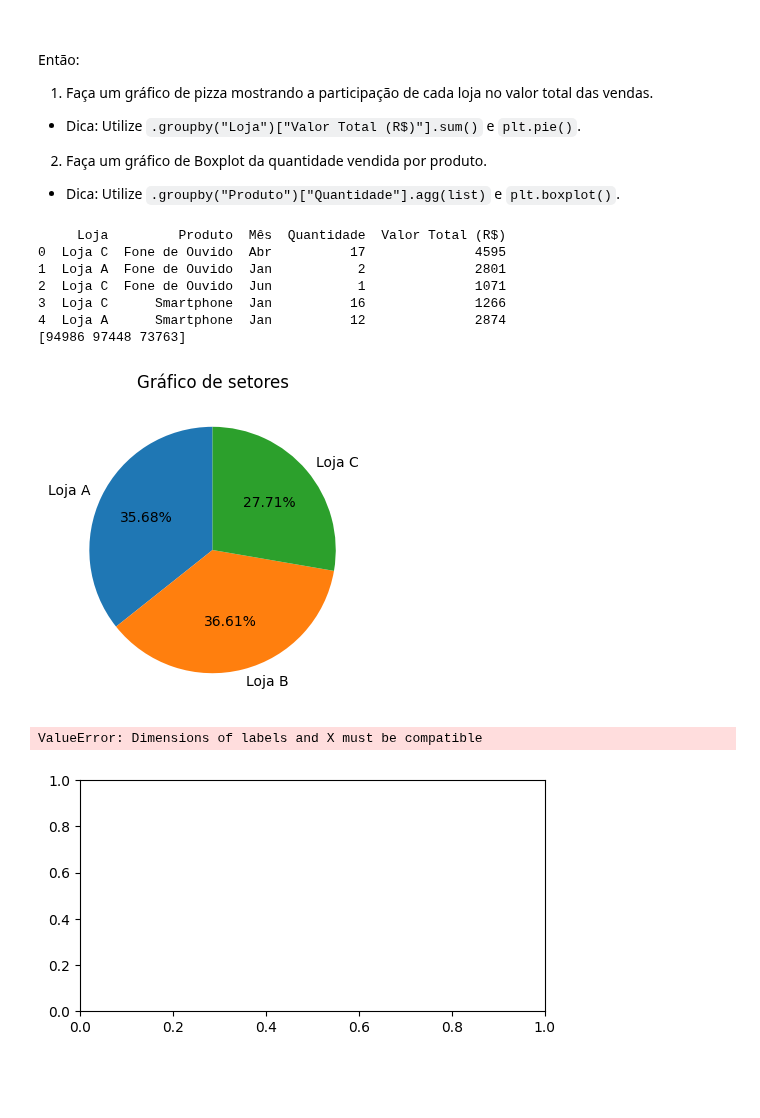
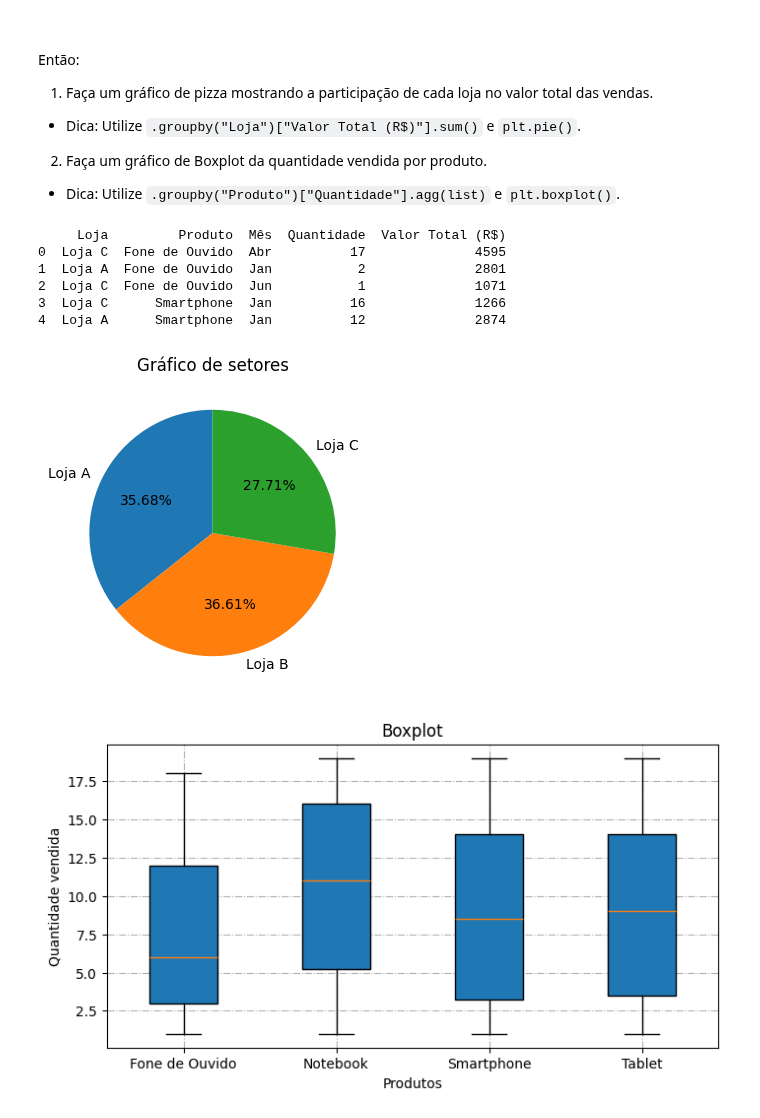
Before and after one commit to py222015328/CEE2, a Jupyter notebook: 14_matplotlib.ipynb, the cells around one changed output. Drawn from its saved outputs; the diff is of its cells as text; code cells hidden in the pictures; blank space fills up the shorter version.

```diff
--- a/14_matplotlib.ipynb
+++ b/14_matplotlib.ipynb
@@ -685,6 +682,7 @@ Então:
 # %%
 import pandas as pd
 import numpy as np
+import matplotlib.pyplot as plt
 
 np.random.seed(42)
 
@@ -698,12 +696,10 @@ dados_vendas = {
 }
 
 df = pd.DataFrame(dados_vendas)
-print(df.head())
+print(df.head(), '\n')
 
 plt.figure(figsize=(4,4))
 size= df.groupby('Loja')['Valor Total (R$)'].sum()
-print(size.values)
-
 labels= list(size.index)
 plt.pie(size.values,labels=labels, autopct='%1.2f%%', startangle=90)
 plt.title('Gráfico de setores')
@@ -715,16 +711,17 @@ plt.show()
 2  Loja C  Fone de Ouvido  Jun           1              1071
 3  Loja C      Smartphone  Jan          16              1266
 4  Loja A      Smartphone  Jan          12              2874
-[94986 97448 73763]
 [figure]
 # %%
-dados_boxplot= df.groupby("Produto")["Quantidade"].agg(list)
+dados= df.groupby("Produto")["Quantidade"].agg(list)
+produtos = list(dados.index)
 
-plt.figure(figsize=(6,3))
-plt.boxplot(dados_boxplot, tick_labels=list(df['Produto']), patch_artist=True)
+plt.figure(figsize=(8,4))
+plt.boxplot(dados, tick_labels= produtos, patch_artist=True)
 plt.title('Boxplot')
-plt.xlabel
+plt.xlabel('Produtos')
+plt.ylabel('Quantidade vendida')
+plt.grid(linestyle='-.')
 plt.show()
 # %% [output]
-ValueError: Dimensions of labels and X must be compatible
-[figure, old version]
+[figure, new version]
```
Also changed, not shown: parts of 2 cells of this notebook.
